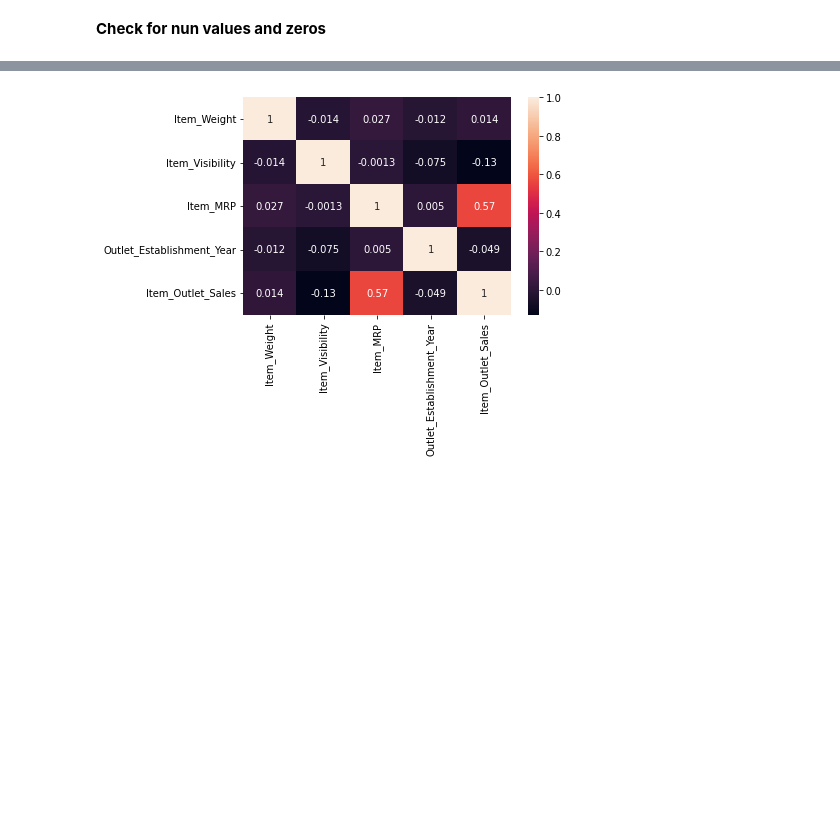
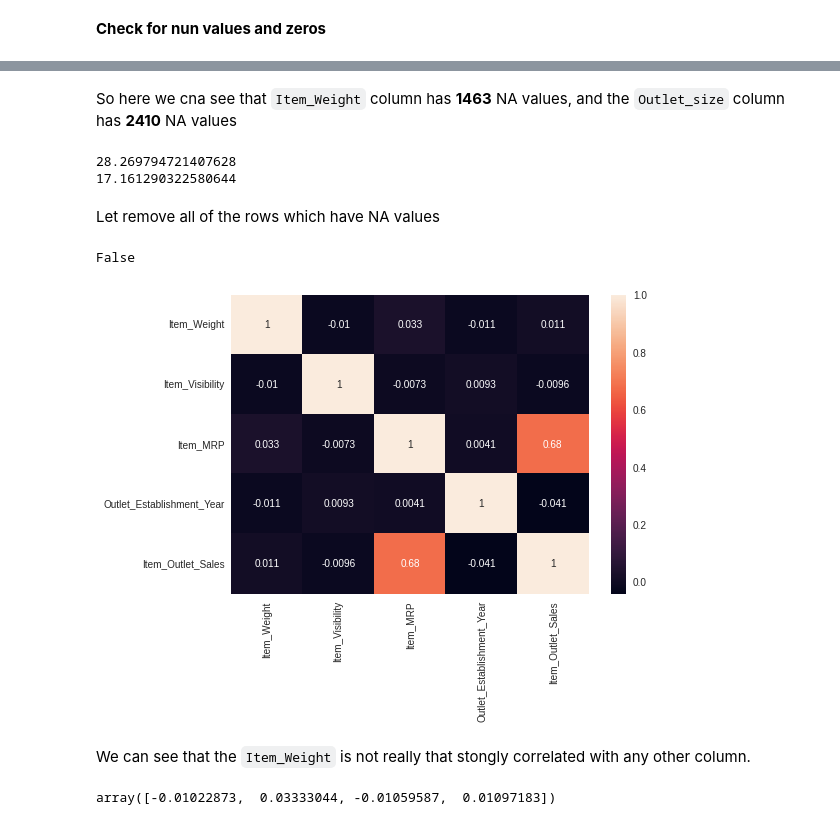
Before and after one commit to GoranTopic/food-sales-predictions, a Jupyter notebook: food_sales_predictions.ipynb, the cells around one changed output, grey strips where cells are left out. Drawn from its saved outputs; the diff is of its cells as text; code cells hidden in the pictures; blank space fills up the shorter version.

```diff
--- a/food_sales_predictions.ipynb
+++ b/food_sales_predictions.ipynb
@@ -3,4 +3,8 @@
 # %%
 # import drive to make sure it is mounted
 from google.colab import drive
+import pandas as pd
+import seaborn as sn
+import matplotlib.pyplot as plt
+plt.style.use('seaborn')
 drive.mount('/content/drive')
@@ -7,7 +13,7 @@ drive.mount('/content/drive')
 # %%
-import pandas as pd
-super_cool_df = pd.read_csv("/content/drive/MyDrive/CodingDojo/Data/sales_predictions.csv")
-super_cool_df.head()
+# Lets mount the drive an read the data set
+sales_df = pd.read_csv("/content/drive/MyDrive/CodingDojo/Data/sales_predictions.csv")
+sales_df.head()
 # %% [output]
 |  | Item_Identifier | Item_Weight | Item_Fat_Content | Item_Visibility | Item_Type | Item_MRP | ... |
 | 0 | FDA15 | 9.30 | Low Fat | 0.016047 | Dairy | 249.8092 | ... |
@@ -20,9 +73,24 @@ super_cool_df.head()
+# %% [markdown]
+So here we cna see that `Item_Weight` column has __1463__ NA values, and the `Outlet_size` column has __2410__ NA values
+# %%
+# percentage of NA values
+print(2410 / 8525 * 100 ) # this is about %28 percent of all values
+print(1463 / 8525 * 100 ) # this is about %17 percent of all values
+# %% [output]
+28.269794721407628
+17.161290322580644
+# %% [markdown]
+Let remove all of the rows which have NA values
+# %%
+clean_df = sales_df.dropna()
+# check if there is nay na value
+clean_df.isna().any().any()
+# %% [output]
+False
 # %%
 # lets find which value have the best correlation with the columns where we have the NA values
-import seaborn as sn
-
-# can't find a the correlation beweet ordinal values
-dope_corr = super_cool_df.corr()
-sn.heatmap(dope_corr, annot=True);
+# can't find a the correlation between ordinal values
+corr_map = clean_df.corr()
+sn.heatmap(corr_map, annot=True);
 # %% [output]
-[figure, old version]
+[figure, new version]
@@ -32,0 +97,7 @@ super_cool_df[[]]
+# %% [markdown]
+We can see that the `Item_Weight` is not really that stongly correlated with any other column.
+# %%
+# correlation of the Items_weights
+corr_map['Item_Weight'][1:].values
+# %% [output]
+array([-0.01022873,  0.03333044, -0.01059587,  0.01097183])
```
Also changed, not shown: parts of 20 cells of this notebook.
